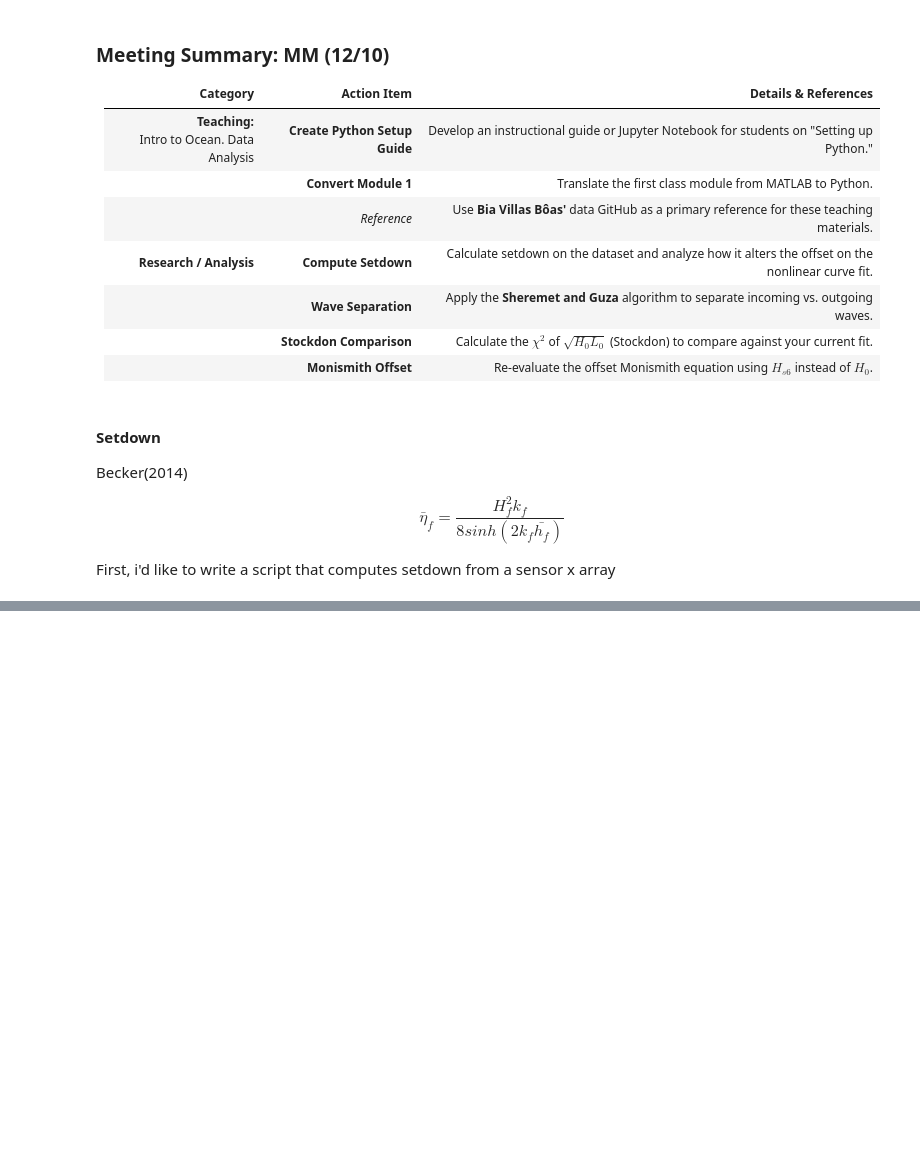
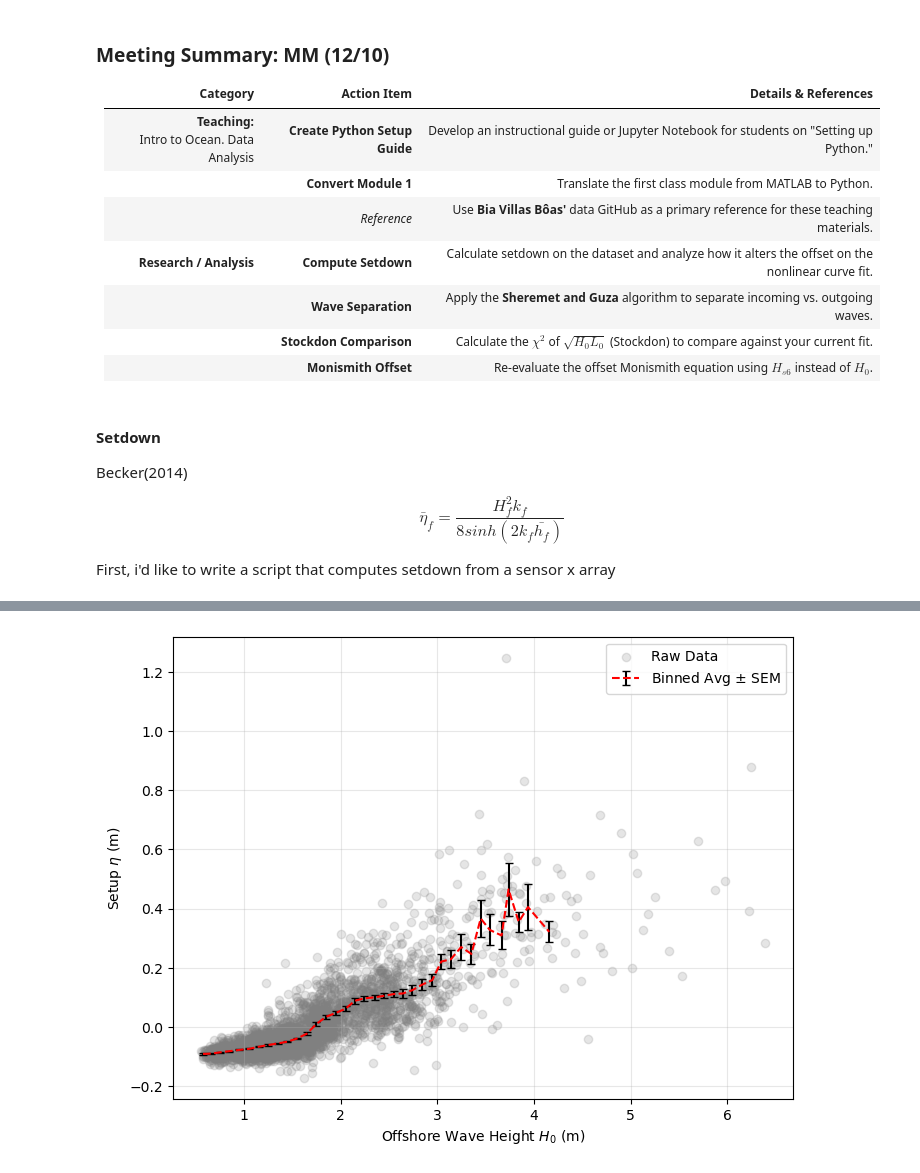
Before and after one commit to isidora-rojas/PILOT_Mokuleia, a Jupyter notebook: Mark_Meetings/2025-12-17.ipynb, the cells around one changed output, grey strips where cells are left out. Cells and saved outputs as stored; diff of their text form; code cells hidden in the pictures; blank space fills up the shorter version.

```diff
--- a/Mark_Meetings/2025-12-17.ipynb
+++ b/Mark_Meetings/2025-12-17.ipynb
@@ -147,0 +157,28 @@ bulk_df
+# %%
+# plotting code
+import matplotlib.pyplot as plt
+
+plt.figure(figsize=(8, 6))
+
+# original raw data
+plt.scatter(bulk_df['H0'], bulk_df['n'], alpha=0.2, c='gray', label='Raw Data')
+
+# binned averages with Error Bars
+plt.errorbar(
+    binned_df['H0_mean'],
+    binned_df['n_mean'],
+    yerr=binned_df['n_sem'],
+    fmt='--',
+    color='red',
+    ecolor='black',
+    capsize=3,
+    label='Binned Avg $\pm$ SEM'
+)
+
+plt.xlabel('Offshore Wave Height $H_0$ (m)')
+plt.ylabel('Setup $\eta$ (m)')
+plt.legend()
+plt.grid(True, alpha=0.3)
+plt.show()
+# %% [output]
+[figure, added]
```
Also changed, not shown: parts of 9 cells of this notebook, 2 other files.
